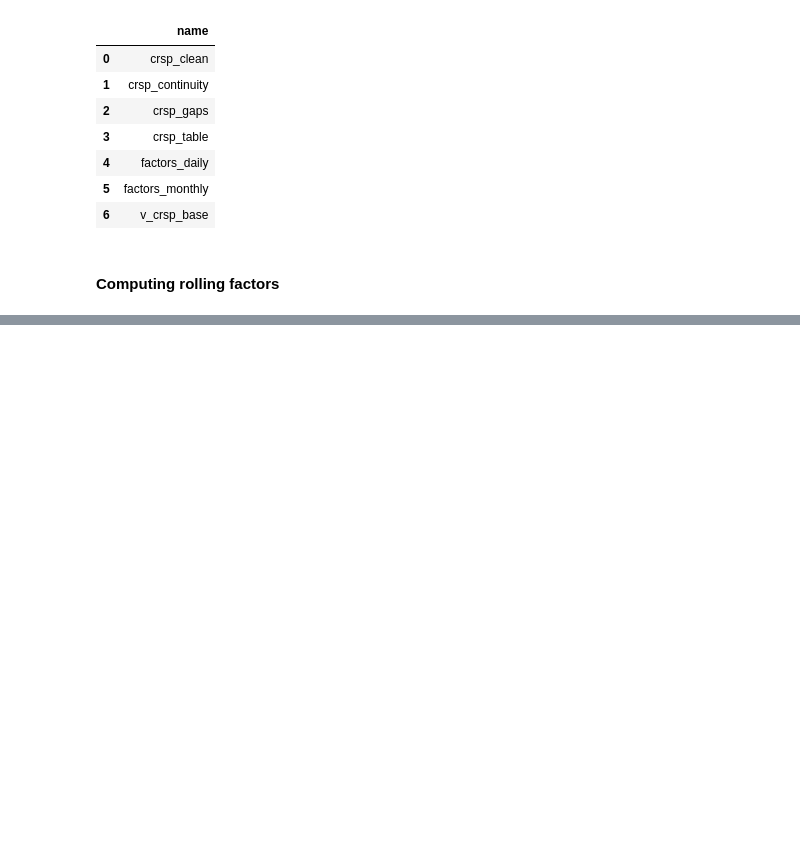
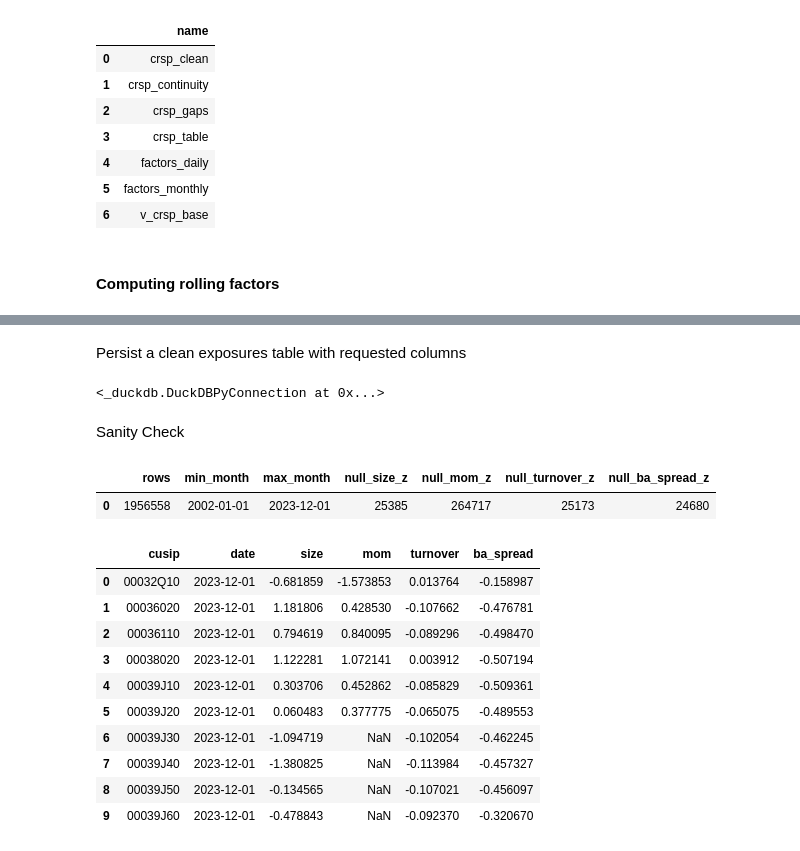
Before and after one commit to Laurier-Fintech/multi-factor-models, a Jupyter notebook: armaan_workspace/research.ipynb, the cells around one changed output, grey strips where cells are left out. Saved outputs shown, nothing was run; the diff lists cells and outputs as text; code cells hidden in the pictures; blank space fills up the shorter version.

Commit message:
Factor selection without country/industry data

```diff
--- a/armaan_workspace/research.ipynb
+++ b/armaan_workspace/research.ipynb
@@ -347,0 +466,53 @@ con.execute("SHOW TABLES;").fetchdf()
+# %% [markdown]
+Persist a clean exposures table with requested columns
+# %%
+con.execute("""
+DROP TABLE IF EXISTS factor_exposures_monthly;
+CREATE TABLE factor_exposures_monthly AS
+SELECT
+  cusip,
+  month_start AS date,
+  size_z      AS size,
+  mom_z       AS mom,
+  turnover_z  AS turnover,
+  baspread_z  AS ba_spread
+FROM factor_exposures_z
+ORDER BY cusip, date;
+""")
+# %% [output]
+<_duckdb.DuckDBPyConnection at 0x...>
+# %% [markdown]
+Sanity Check
+# %%
+con.execute("""
+SELECT
+  COUNT(*) AS rows,
+  MIN(date) AS min_month,
+  MAX(date) AS max_month,
+  SUM(size IS NULL)::BIGINT AS null_size_z,
+  SUM(mom IS NULL)::BIGINT AS null_mom_z,
+  SUM(turnover IS NULL)::BIGINT AS null_turnover_z,
+  SUM(ba_spread IS NULL)::BIGINT AS null_ba_spread_z
+FROM factor_exposures_monthly;
+""").fetchdf()
+# %% [output]
+|  | rows | min_month | max_month | null_size_z | null_mom_z | null_turnover_z | null_ba_spread_z |
+| 0 | 1956558 | 2002-01-01 | 2023-12-01 | 25385 | 264717 | 25173 | 24680 |
+# %%
+con.execute("""
+SELECT * FROM factor_exposures_monthly
+ORDER BY date DESC, cusip
+LIMIT 10;
+""").fetchdf()
+# %% [output]
+|  | cusip | date | size | mom | turnover | ba_spread |
+| 0 | 00032Q10 | 2023-12-01 | -0.681859 | -1.573853 | 0.013764 | -0.158987 |
+| 1 | 00036020 | 2023-12-01 | 1.181806 | 0.428530 | -0.107662 | -0.476781 |
+| 2 | 00036110 | 2023-12-01 | 0.794619 | 0.840095 | -0.089296 | -0.498470 |
+| 3 | 00038020 | 2023-12-01 | 1.122281 | 1.072141 | 0.003912 | -0.507194 |
+| 4 | 00039J10 | 2023-12-01 | 0.303706 | 0.452862 | -0.085829 | -0.509361 |
+| 5 | 00039J20 | 2023-12-01 | 0.060483 | 0.377775 | -0.065075 | -0.489553 |
+| 6 | 00039J30 | 2023-12-01 | -1.094719 | NaN | -0.102054 | -0.462245 |
+| 7 | 00039J40 | 2023-12-01 | -1.380825 | NaN | -0.113984 | -0.457327 |
+| 8 | 00039J50 | 2023-12-01 | -0.134565 | NaN | -0.107021 | -0.456097 |
+| 9 | 00039J60 | 2023-12-01 | -0.478843 | NaN | -0.092370 | -0.320670 |
```
Also changed, not shown: parts of 17 cells of this notebook, 1 other file.
